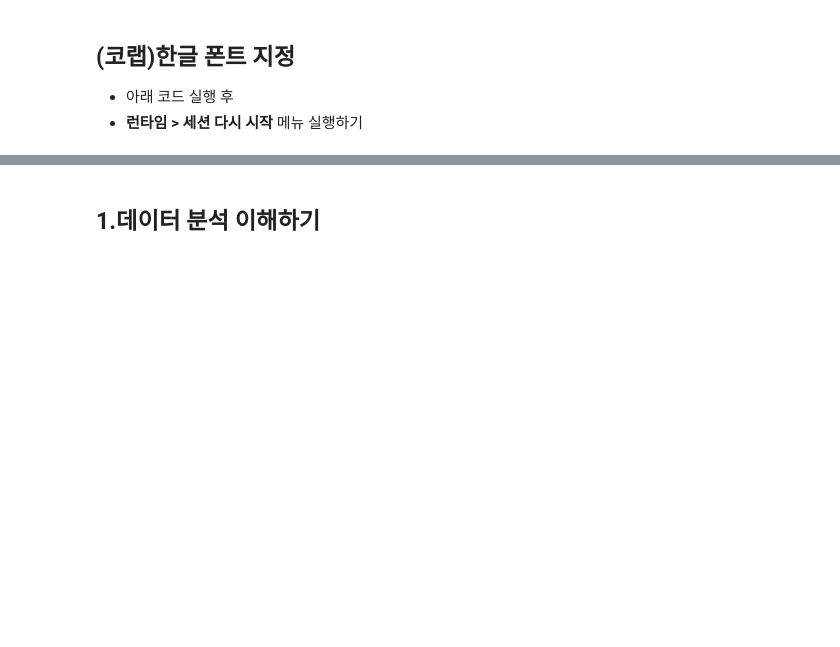
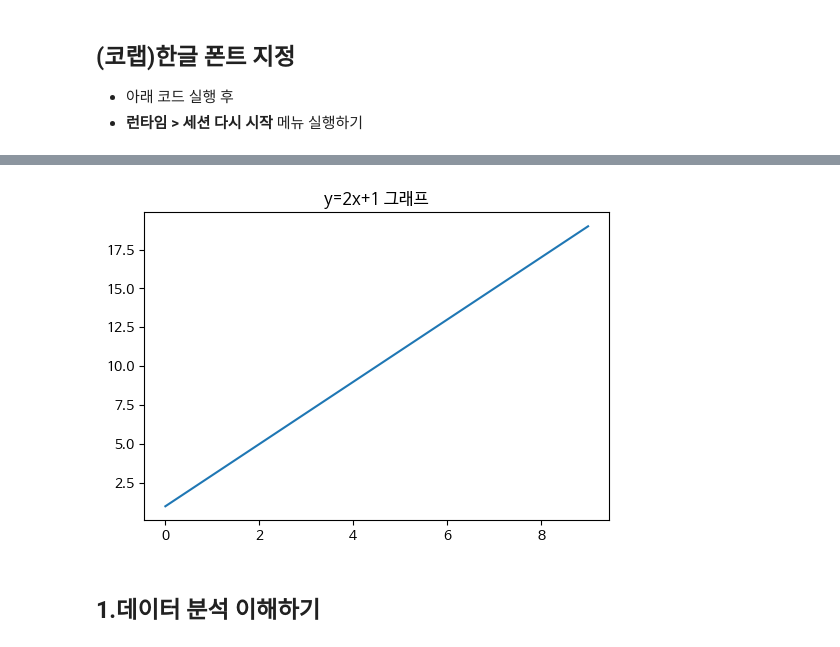
Before and after one commit to Joyschool/2024_mirae_master, a Jupyter notebook: 2일차_탐색적데이터분석_기초_완성.ipynb, the cells around one changed output, grey strips where cells are left out. Cells and saved outputs as stored; diff of their text form; code cells hidden in the pictures; blank space fills up the shorter version.

```diff
--- a/2일차_탐색적데이터분석_기초_완성.ipynb
+++ b/2일차_탐색적데이터분석_기초_완성.ipynb
@@ -17,6 +35,15 @@ import matplotlib.pyplot as plt
 plt.rc('font', family='NanumBarunGothic')        # 방법1
 plt.rcParams['font.family'] = 'NanumBarunGothic' # 방법2
 plt.rcParams['figure.figsize'] = (6, 4)  # 인치(inch)
+# %%
+x = list(range(0, 10))
+y = [2*i + 1 for i in x]
+
+plt.plot(x, y)
+plt.title('y=2x+1 그래프')
+plt.show()
+# %% [output]
+[figure, added]
 # %% [markdown]
 ## 1.데이터 분석 이해하기
 # %% [markdown]
```
Also changed, not shown: parts of 68 cells of this notebook.
